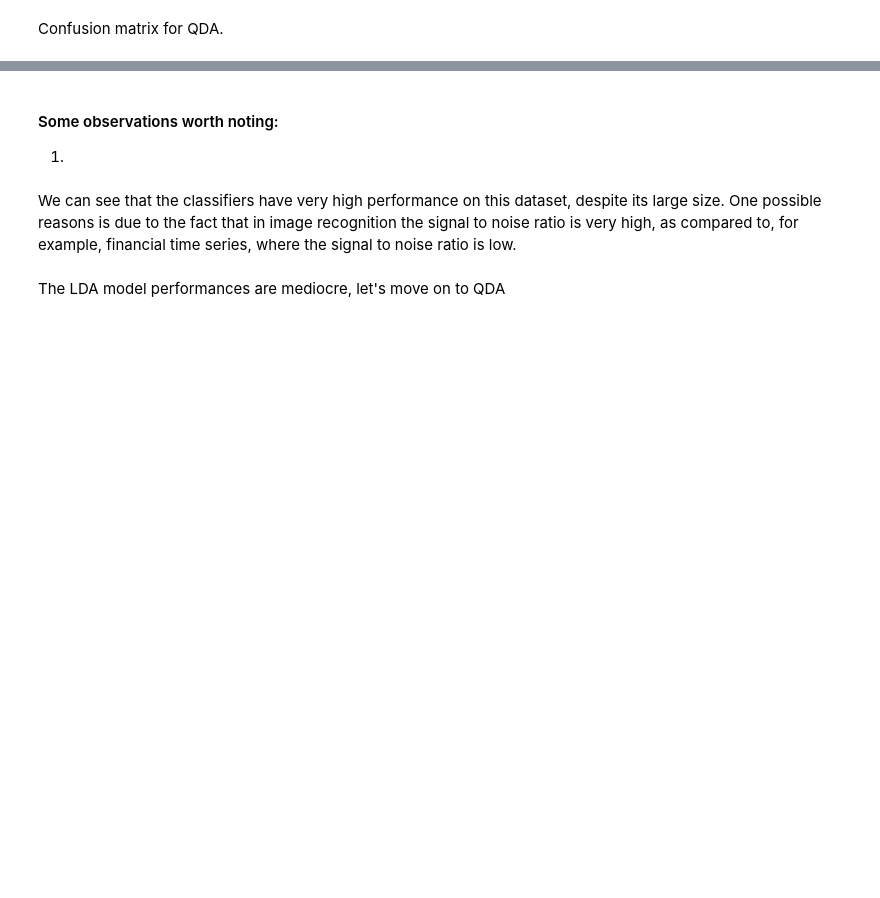
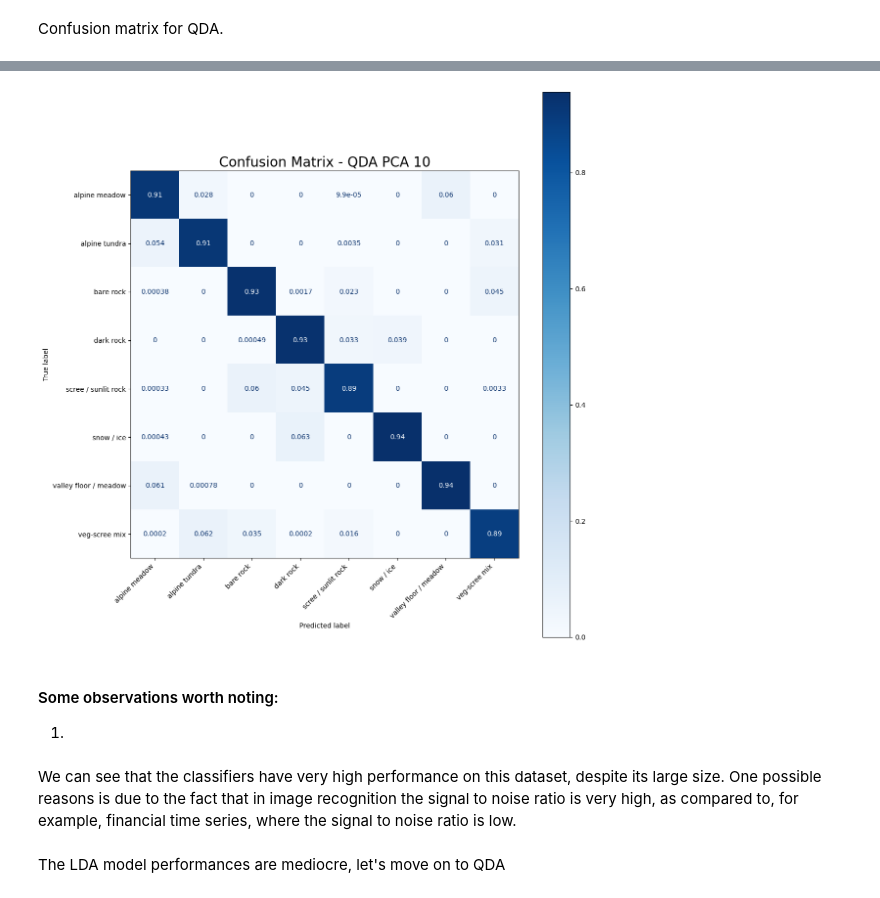
Before and after one commit to Mihneapiuaru/ml_project, a Jupyter notebook: task1.ipynb, the cells around one changed output, grey strips where cells are left out. Saved outputs shown, nothing was run; the diff lists cells and outputs as text; code cells hidden in the pictures; blank space fills up the shorter version.

```diff
--- a/task1.ipynb
+++ b/task1.ipynb
@@ -742,5 +801,7 @@ plot_confusion_matrix(y_test_endoced, df_predictions_raw["QDA"], le.classes_, "t
 # %%
-plot_confusion_matrix(y_test_endoced, df_predictions_raw["QDA_PCA10"], le.classes_, "true", "QDA PCA 10")
+plot_confusion_matrix(y_test_endoced, df_predictions_pca["QDA_PCA10"], le.classes_, "true", "QDA PCA 10")
+# %% [output]
+[figure, added]
 # %% [markdown]
 #### Some observations worth noting:
 1)
```
Also changed, not shown: parts of 20 cells of this notebook.
